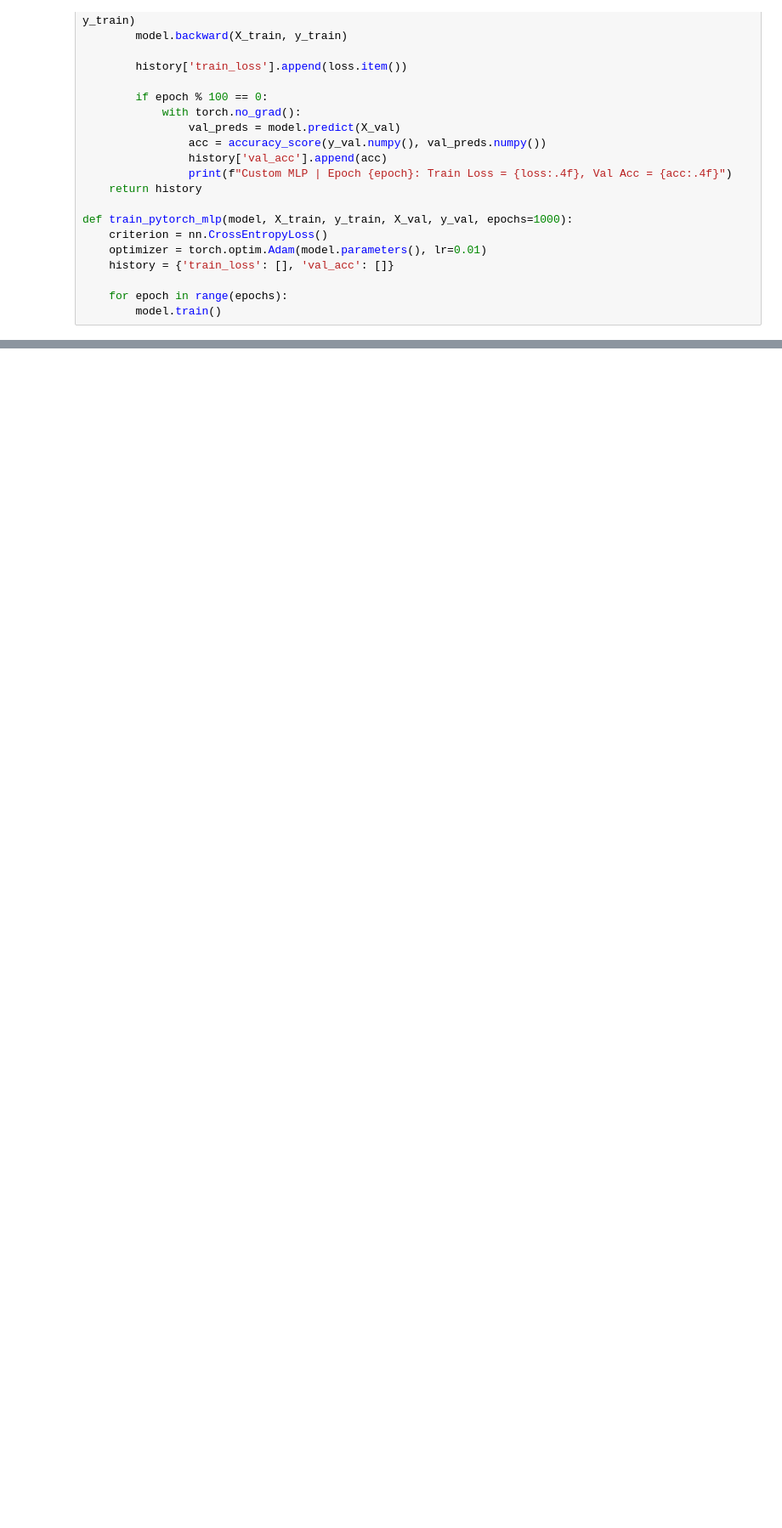
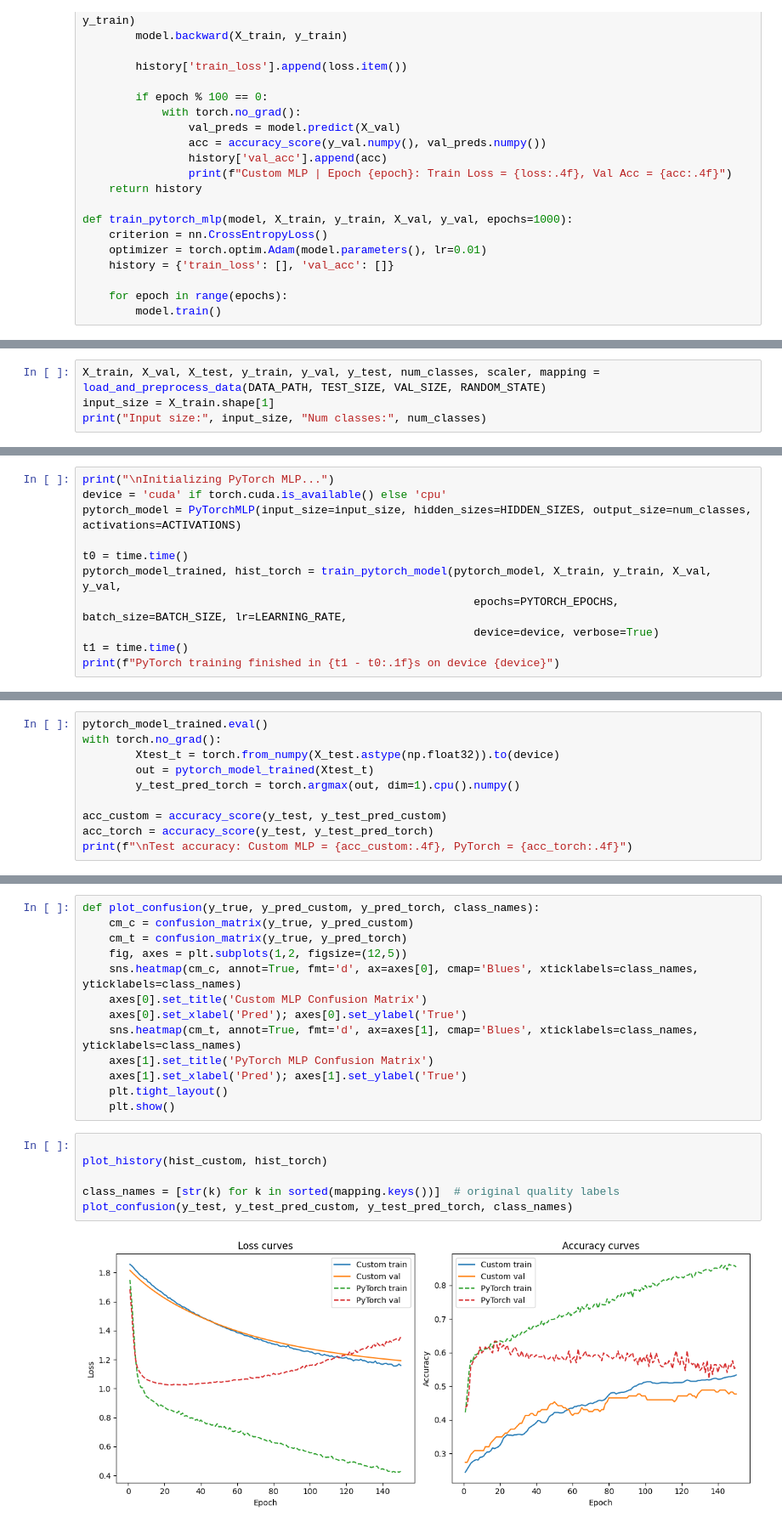
Before and after one commit to ML-42-1/Sitka-Iryna-Vita, a Jupyter notebook: lab5/lab.ipynb, the cells around one changed output, grey strips where cells are left out. Shown at 85% size. Cells and saved outputs as stored; diff of their text form; blank space fills up the shorter version.

```diff
--- a/lab5/lab.ipynb
+++ b/lab5/lab.ipynb
@@ -275,0 +383,4 @@ with torch.no_grad():
+# %%
+X_train, X_val, X_test, y_train, y_val, y_test, num_classes, scaler, mapping = load_and_preprocess_data(DATA_PATH, TEST_SIZE, VAL_SIZE, RANDOM_STATE)
+input_size = X_train.shape[1]
+print("Input size:", input_size, "Num classes:", num_classes)
@@ -275,0 +416,11 @@ with torch.no_grad():
+# %%
+print("\nInitializing PyTorch MLP...")
+device = 'cuda' if torch.cuda.is_available() else 'cpu'
+pytorch_model = PyTorchMLP(input_size=input_size, hidden_sizes=HIDDEN_SIZES, output_size=num_classes, activations=ACTIVATIONS)
+
+t0 = time.time()
+pytorch_model_trained, hist_torch = train_pytorch_model(pytorch_model, X_train, y_train, X_val, y_val,
+                                                           epochs=PYTORCH_EPOCHS, batch_size=BATCH_SIZE, lr=LEARNING_RATE,
+                                                           device=device, verbose=True)
+t1 = time.time()
+print(f"PyTorch training finished in {t1 - t0:.1f}s on device {device}")
@@ -275,0 +441,10 @@ with torch.no_grad():
+# %%
+pytorch_model_trained.eval()
+with torch.no_grad():
+        Xtest_t = torch.from_numpy(X_test.astype(np.float32)).to(device)
+        out = pytorch_model_trained(Xtest_t)
+        y_test_pred_torch = torch.argmax(out, dim=1).cpu().numpy()
+
+acc_custom = accuracy_score(y_test, y_test_pred_custom)
+acc_torch = accuracy_score(y_test, y_test_pred_torch)
+print(f"\nTest accuracy: Custom MLP = {acc_custom:.4f}, PyTorch = {acc_torch:.4f}")
@@ -275,0 +453,21 @@ with torch.no_grad():
+# %%
+def plot_confusion(y_true, y_pred_custom, y_pred_torch, class_names):
+    cm_c = confusion_matrix(y_true, y_pred_custom)
+    cm_t = confusion_matrix(y_true, y_pred_torch)
+    fig, axes = plt.subplots(1,2, figsize=(12,5))
+    sns.heatmap(cm_c, annot=True, fmt='d', ax=axes[0], cmap='Blues', xticklabels=class_names, yticklabels=class_names)
+    axes[0].set_title('Custom MLP Confusion Matrix')
+    axes[0].set_xlabel('Pred'); axes[0].set_ylabel('True')
+    sns.heatmap(cm_t, annot=True, fmt='d', ax=axes[1], cmap='Blues', xticklabels=class_names, yticklabels=class_names)
+    axes[1].set_title('PyTorch MLP Confusion Matrix')
+    axes[1].set_xlabel('Pred'); axes[1].set_ylabel('True')
+    plt.tight_layout()
+    plt.show()
+# %%
+
+plot_history(hist_custom, hist_torch)
+
+class_names = [str(k) for k in sorted(mapping.keys())]  # original quality labels
+plot_confusion(y_test, y_test_pred_custom, y_test_pred_torch, class_names)
+# %% [output]
+[figure, added]
```
Also changed, not shown: parts of 20 cells of this notebook, 10 other files.
